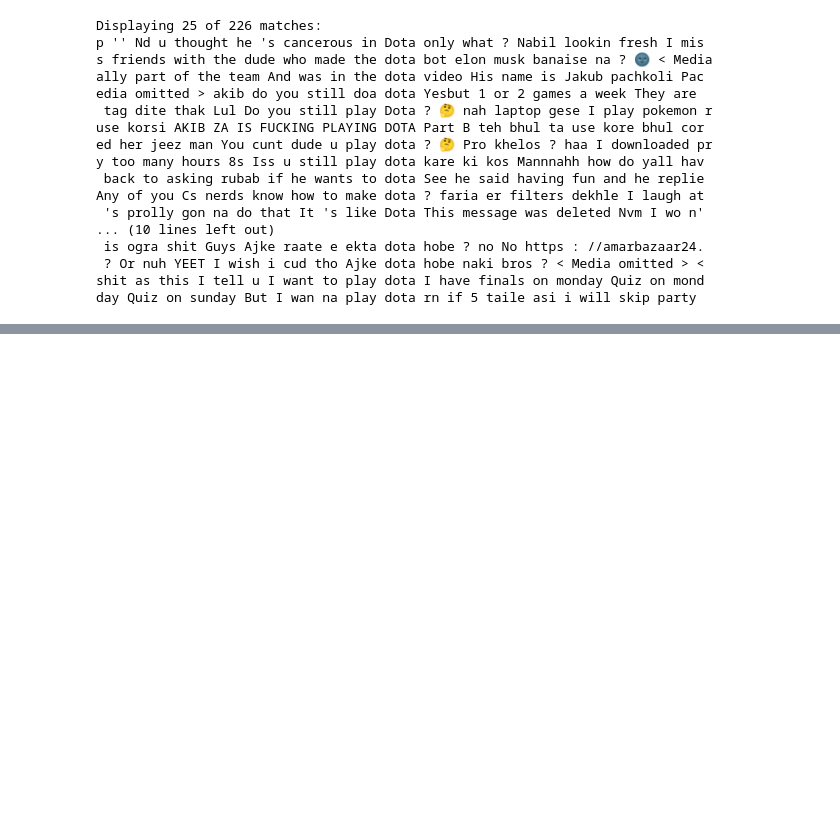
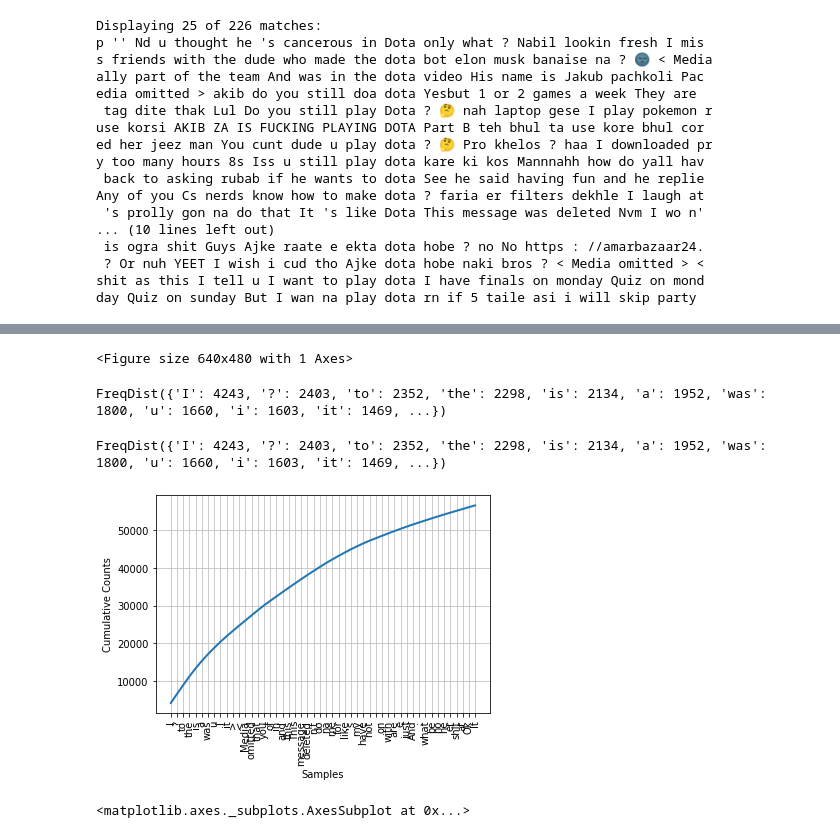
Before and after one commit to Saqibur/Data-Science-and-AI, a Jupyter notebook: NLTK Primer/NLTK Primer.ipynb, the cells around one changed output, grey strips where cells are left out. Cells and saved outputs as stored; diff of their text form; code cells hidden in the pictures; blank space fills up the shorter version.

Commit message:
Update NLTK Primer notebook

```diff
--- a/NLTK Primer/NLTK Primer.ipynb
+++ b/NLTK Primer/NLTK Primer.ipynb
@@ -83,0 +113,2 @@ day Quiz on sunday But I wan na play dota rn if 5 taile asi i will skip party
+# %%
+text = nltk_text
@@ -83,0 +124,15 @@ day Quiz on sunday But I wan na play dota rn if 5 taile asi i will skip party
+# %%
+text.dispersion_plot(["saqibur", "akib", "sharaf", "kinjol", "rubab"])
+%matplotlib inline
+# %% [output]
+<Figure size 640x480 with 1 Axes>
+# %%
+fdist = nltk.FreqDist(text)
+# %%
+fdist
+# %% [output]
+FreqDist({'I': 4243, '?': 2403, 'to': 2352, 'the': 2298, 'is': 2134, 'a': 1952, 'was': 1800, 'u': 1660, 'i': 1603, 'it': 1469, ...})
+# %%
+fdist
+# %% [output]
+FreqDist({'I': 4243, '?': 2403, 'to': 2352, 'the': 2298, 'is': 2134, 'a': 1952, 'was': 1800, 'u': 1660, 'i': 1603, 'it': 1469, ...})
@@ -83,0 +141,5 @@ day Quiz on sunday But I wan na play dota rn if 5 taile asi i will skip party
+# %%
+fdist.plot(50, cumulative=True)
+# %% [output]
+[figure, added]
+<matplotlib.axes._subplots.AxesSubplot at 0x...>
```
Also changed, not shown: parts of 9 cells of this notebook.
